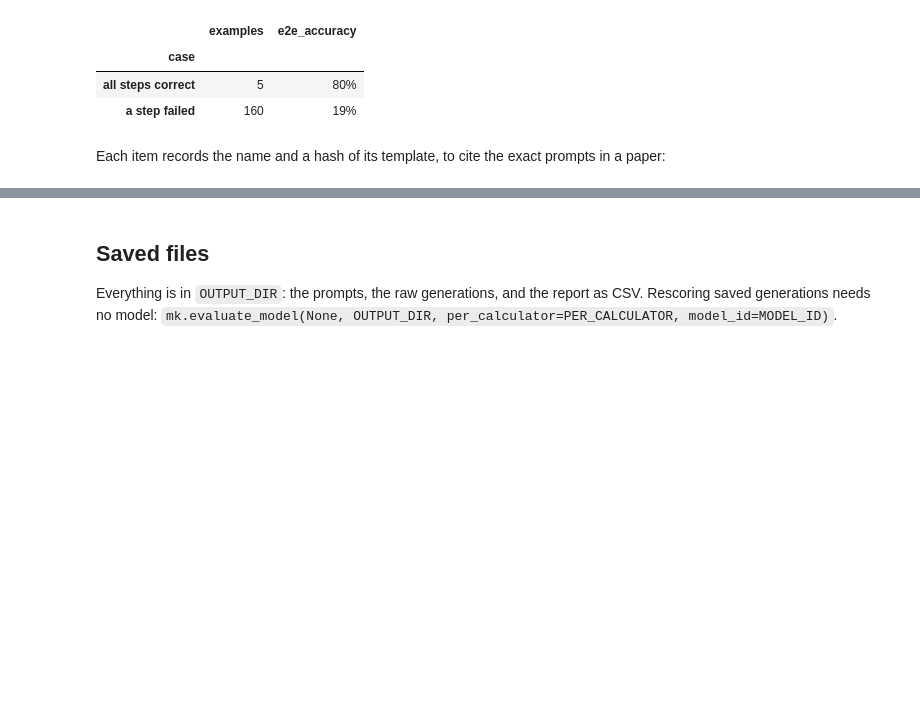
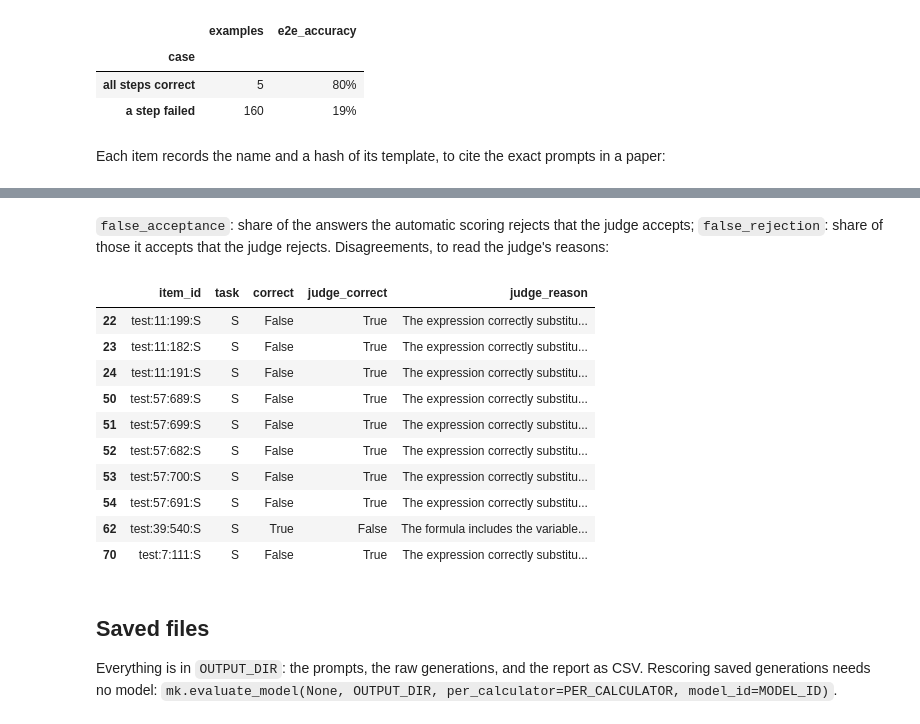
Before and after one commit to houenagnon/medcalc-kit, a Jupyter notebook: examples/evaluate_model.ipynb, the cells around one changed output, grey strips where cells are left out. Saved outputs shown, nothing was run; the diff lists cells and outputs as text; code cells hidden in the pictures; blank space fills up the shorter version.

```diff
--- a/examples/evaluate_model.ipynb
+++ b/examples/evaluate_model.ipynb
@@ -271,3 +331,24 @@ robust.items.groupby(["probe", "template"], sort=False).template_hash.first().re
+# %% [markdown]
+`false_acceptance`: share of the answers the automatic scoring rejects that the judge accepts; `false_rejection`: share
+of those it accepts that the judge rejects. Disagreements, to read the judge's reasons:
+# %%
+s = judged.scores
+disagree = s[s.judge_correct.notna() & (s.judge_correct != s.correct)]
+reasons = judged.llm.set_index("item_id").reason
+disagree.assign(judge_reason=disagree.item_id.map(reasons))[["item_id", "task", "correct", "judge_correct",
+                                                             "judge_reason"]].head(10)
+# %% [output]
+|  | item_id | task | correct | judge_correct | judge_reason |
+| 22 | test:11:199:S | S | False | True | The expression correctly substitu... |
+| 23 | test:11:182:S | S | False | True | The expression correctly substitu... |
+| 24 | test:11:191:S | S | False | True | The expression correctly substitu... |
+| 50 | test:57:689:S | S | False | True | The expression correctly substitu... |
+| 51 | test:57:699:S | S | False | True | The expression correctly substitu... |
+| 52 | test:57:682:S | S | False | True | The expression correctly substitu... |
+| 53 | test:57:700:S | S | False | True | The expression correctly substitu... |
+| 54 | test:57:691:S | S | False | True | The expression correctly substitu... |
+| 62 | test:39:540:S | S | True | False | The formula includes the variable... |
+| 70 | test:7:111:S | S | False | True | The expression correctly substitu... |
 # %% [markdown]
 ## Saved files
 
```
Also changed, not shown: parts of 16 cells of this notebook, 2 other files.
